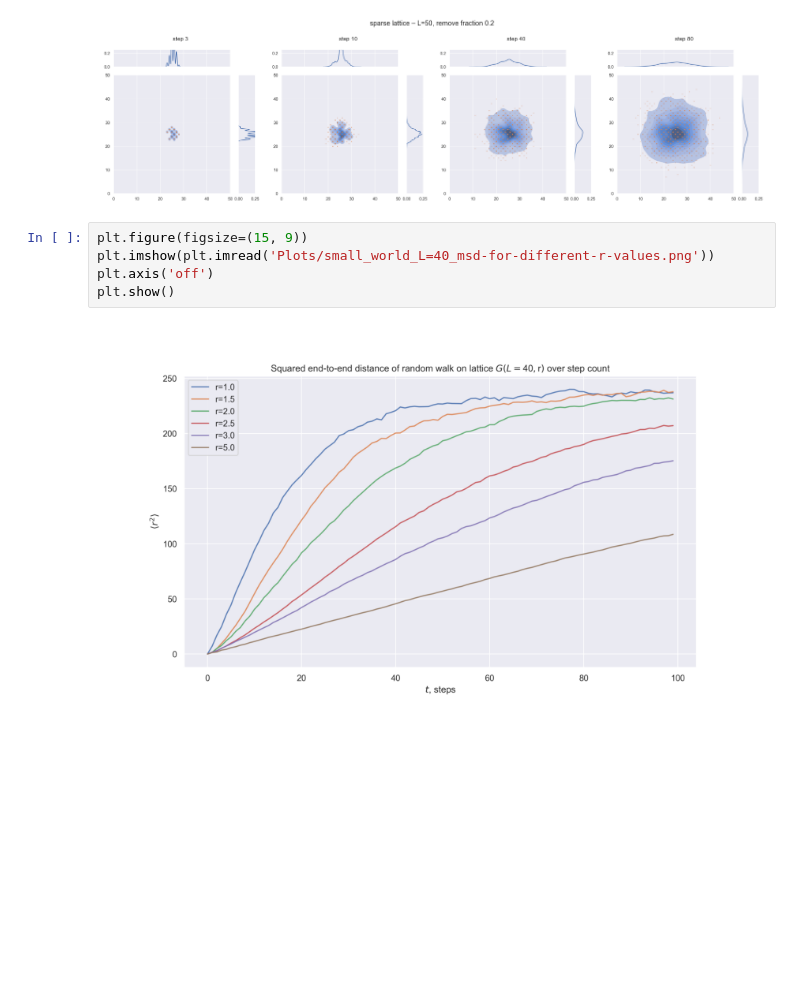
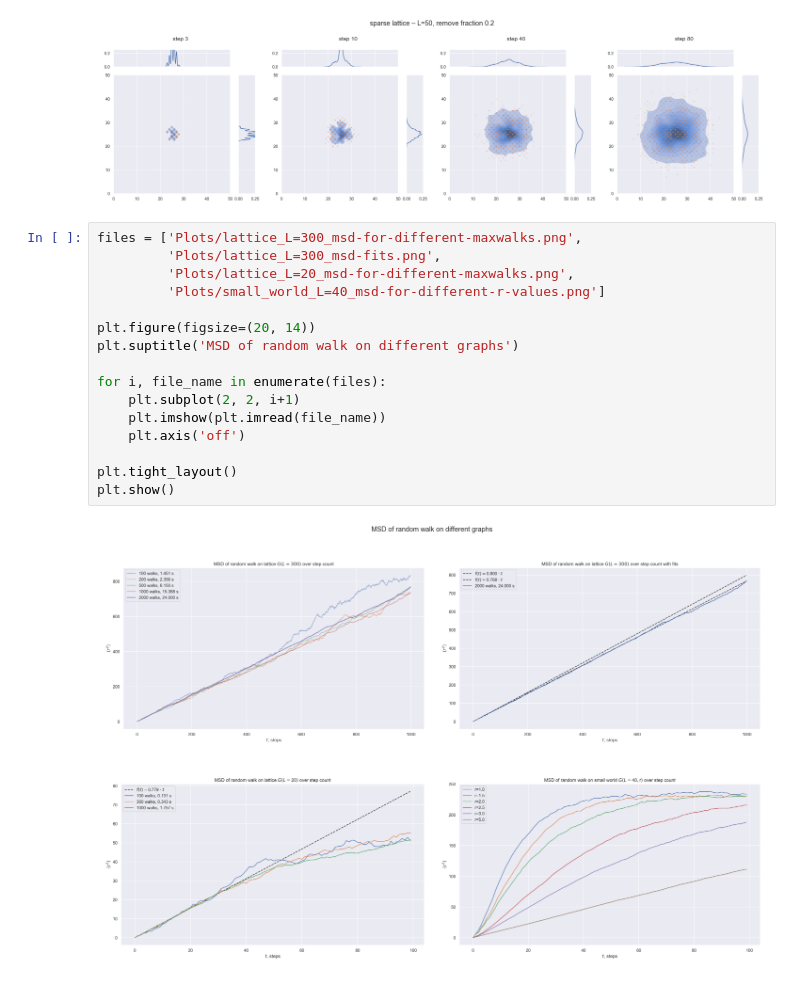
Before and after one commit to lucablessing/random-walks-on-small-world-networks, a Jupyter notebook: notebooks/meeting_21-01-11.ipynb, the cells around one changed output. Cells and saved outputs as stored; diff of their text form; blank space fills up the shorter version.

Commit message:
Update plots.

```diff
--- a/notebooks/meeting_21-01-11.ipynb
+++ b/notebooks/meeting_21-01-11.ipynb
@@ -54,10 +54,21 @@ plt.show()
 [figure]
 [figure]
 [figure]
-# %%
-plt.figure(figsize=(15, 9))
-plt.imshow(plt.imread('Plots/small_world_L=40_msd-for-different-r-values.png'))
-plt.axis('off')
-plt.show()
-# %% [output]
-[figure, removed]
+# %%
+files = ['Plots/lattice_L=300_msd-for-different-maxwalks.png',
+         'Plots/lattice_L=300_msd-fits.png',
+         'Plots/lattice_L=20_msd-for-different-maxwalks.png',
+         'Plots/small_world_L=40_msd-for-different-r-values.png']
+
+plt.figure(figsize=(20, 14))
+plt.suptitle('MSD of random walk on different graphs')
+
+for i, file_name in enumerate(files):
+    plt.subplot(2, 2, i+1)
+    plt.imshow(plt.imread(file_name))
+    plt.axis('off')
+
+plt.tight_layout()
+plt.show()
+# %% [output]
+[figure, added]
```
Also changed, not shown: 20 other files.
